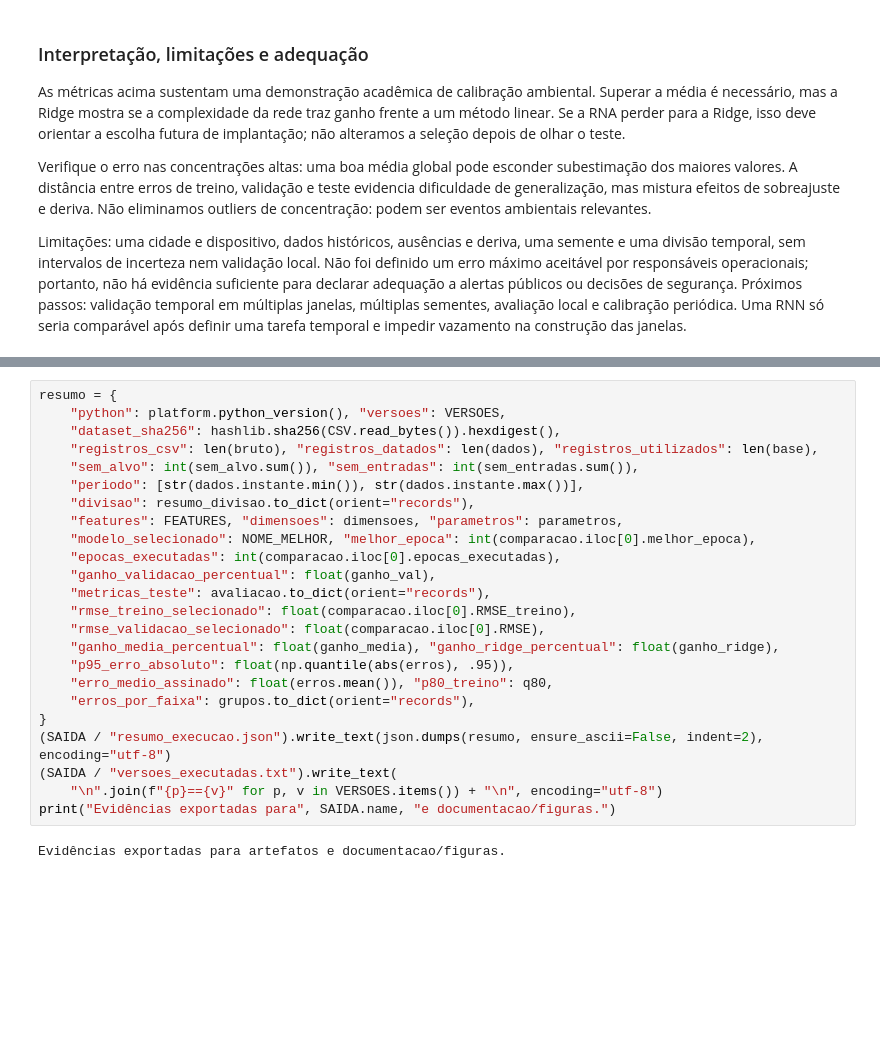
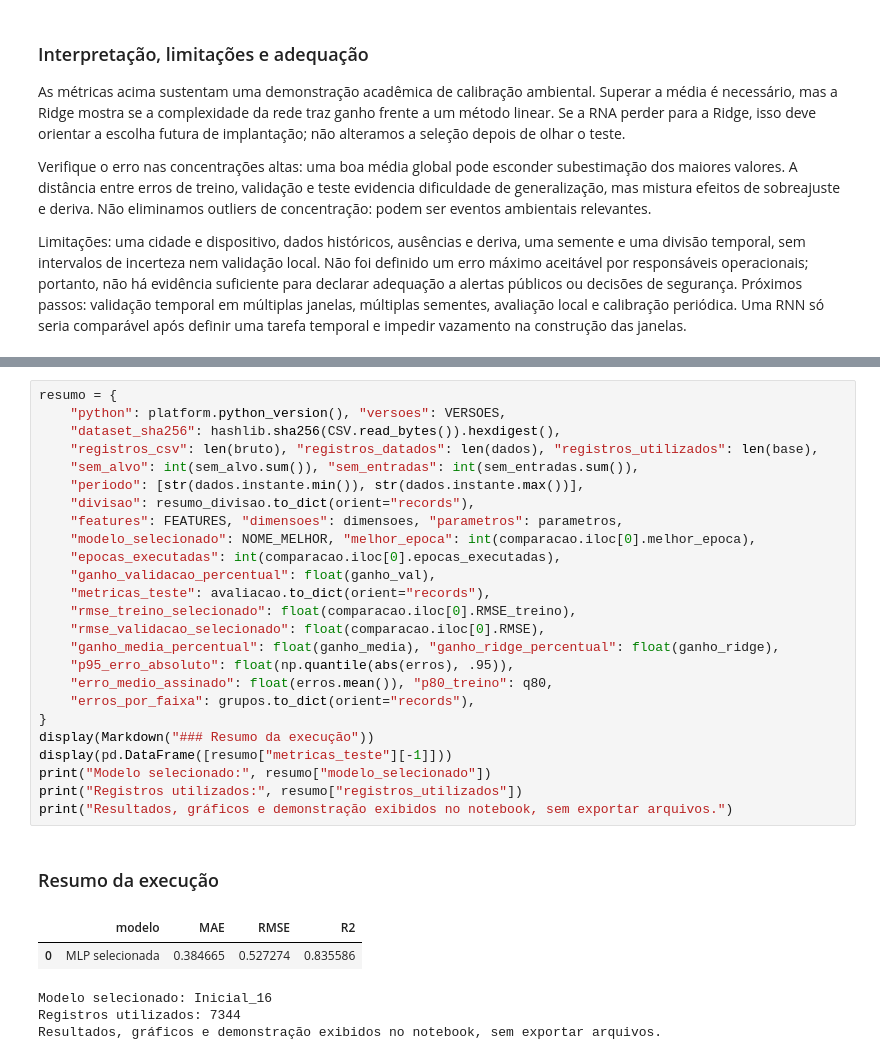
Before and after one commit to joaomorangoni/GS-CitizenTech, a Jupyter notebook: IA/rede_neural/qualidade_ar_mlp.ipynb, the cells around one changed output, grey strips where cells are left out. Cells and saved outputs as stored; diff of their text form; blank space fills up the shorter version.

```diff
--- a/IA/rede_neural/qualidade_ar_mlp.ipynb
+++ b/IA/rede_neural/qualidade_ar_mlp.ipynb
@@ -496,26 +496,32 @@ O vídeo depende do grupo e deve ser gravado antes da entrega.
 # %%
 resumo = {
     "python": platform.python_version(), "versoes": VERSOES,
     "dataset_sha256": hashlib.sha256(CSV.read_bytes()).hexdigest(),
     "registros_csv": len(bruto), "registros_datados": len(dados), "registros_utilizados": len(base),
     "sem_alvo": int(sem_alvo.sum()), "sem_entradas": int(sem_entradas.sum()),
     "periodo": [str(dados.instante.min()), str(dados.instante.max())],
     "divisao": resumo_divisao.to_dict(orient="records"),
     "features": FEATURES, "dimensoes": dimensoes, "parametros": parametros,
     "modelo_selecionado": NOME_MELHOR, "melhor_epoca": int(comparacao.iloc[0].melhor_epoca),
     "epocas_executadas": int(comparacao.iloc[0].epocas_executadas),
     "ganho_validacao_percentual": float(ganho_val),
     "metricas_teste": avaliacao.to_dict(orient="records"),
     "rmse_treino_selecionado": float(comparacao.iloc[0].RMSE_treino),
     "rmse_validacao_selecionado": float(comparacao.iloc[0].RMSE),
     "ganho_media_percentual": float(ganho_media), "ganho_ridge_percentual": float(ganho_ridge),
     "p95_erro_absoluto": float(np.quantile(abs(erros), .95)),
     "erro_medio_assinado": float(erros.mean()), "p80_treino": q80,
     "erros_por_faixa": grupos.to_dict(orient="records"),
 }
-(SAIDA / "resumo_execucao.json").write_text(json.dumps(resumo, ensure_ascii=False, indent=2), encoding="utf-8")
-(SAIDA / "versoes_executadas.txt").write_text(
-    "\n".join(f"{p}=={v}" for p, v in VERSOES.items()) + "\n", encoding="utf-8")
-print("Evidências exportadas para", SAIDA.name, "e documentacao/figuras.")
+display(Markdown("### Resumo da execução"))
+display(pd.DataFrame([resumo["metricas_teste"][-1]]))
+print("Modelo selecionado:", resumo["modelo_selecionado"])
+print("Registros utilizados:", resumo["registros_utilizados"])
+print("Resultados, gráficos e demonstração exibidos no notebook, sem exportar arquivos.")
 # %% [output]
+### Resumo da execução
+|  | modelo | MAE | RMSE | R2 |
+| 0 | MLP selecionada | 0.384665 | 0.527274 | 0.835586 |
-Evidências exportadas para artefatos e documentacao/figuras.
+Modelo selecionado: Inicial_16
+Registros utilizados: 7344
+Resultados, gráficos e demonstração exibidos no notebook, sem exportar arquivos.
```
Also changed, not shown: parts of 9 cells of this notebook, 1 other file.
